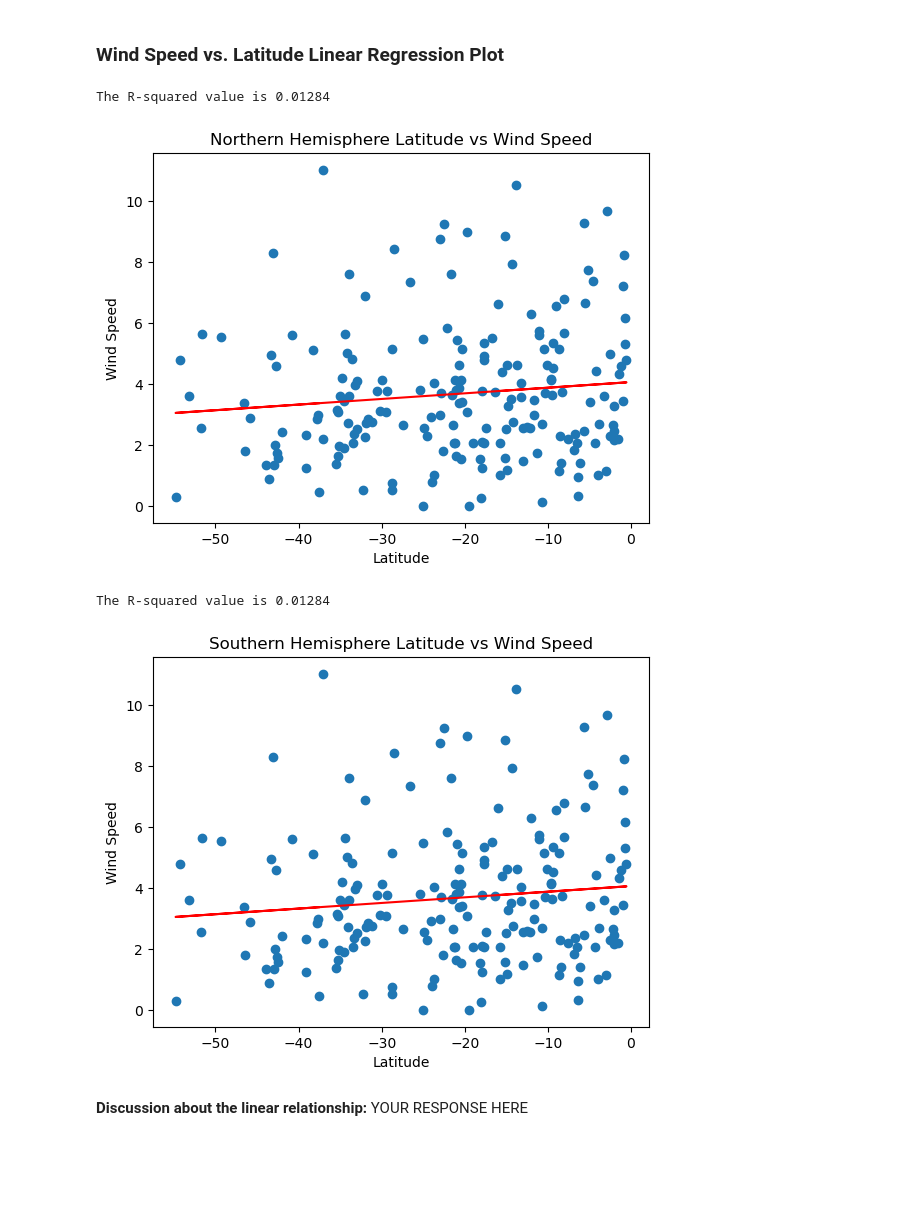
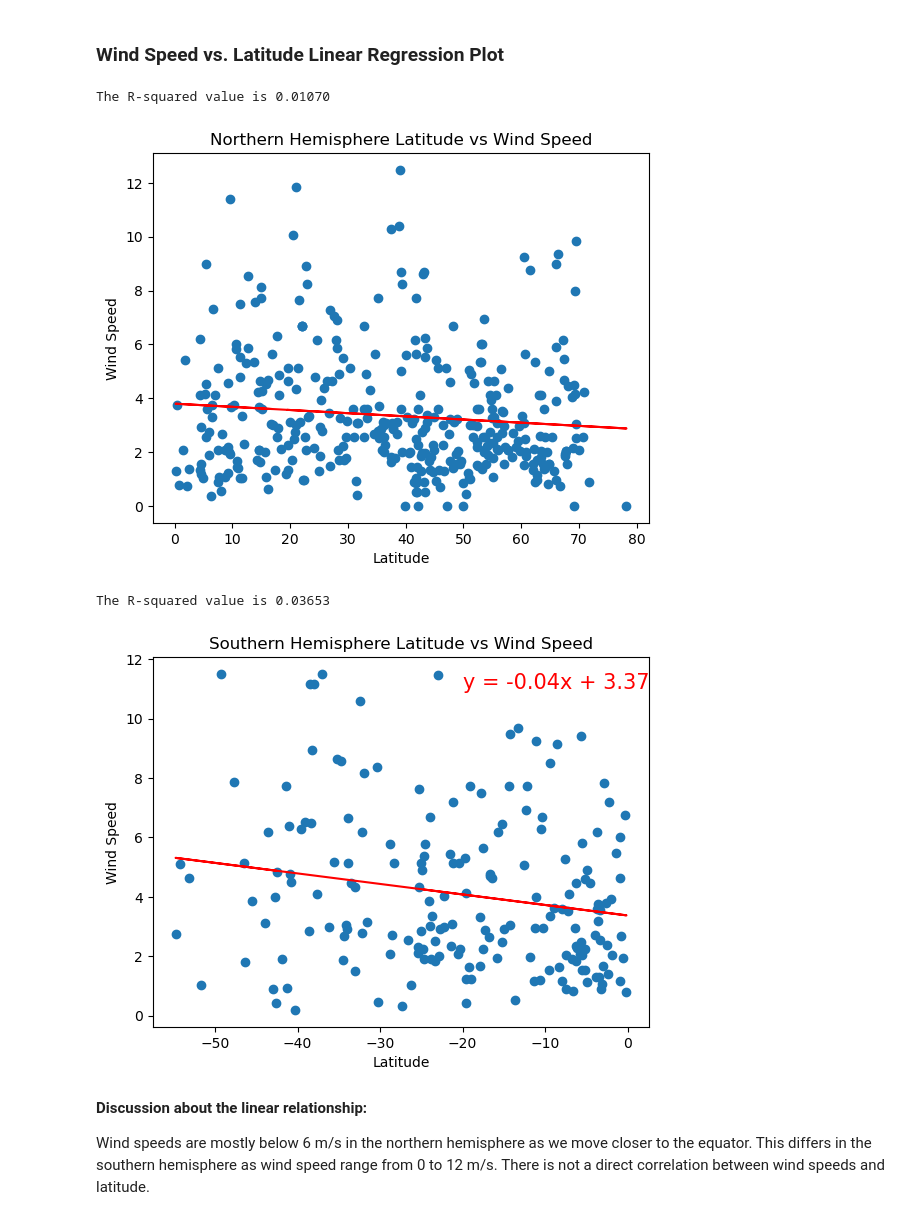
Before and after one commit to Zenalawrence/python-api-challenge, a Jupyter notebook: WeatherPy/WeatherPy.ipynb, the cells around one changed output. Drawn from its saved outputs; the diff is of its cells as text; code cells hidden in the pictures; blank space fills up the shorter version.

Commit message:
Adding final edits to my weatherpy script as well as correlation detail.

```diff
--- a/WeatherPy/WeatherPy.ipynb
+++ b/WeatherPy/WeatherPy.ipynb
@@ -402,15 +408,15 @@ The R-squared value is 0.00093
 # %%
 # Northern Hemisphere
 hemisphere = "Northern Hemisphere"
-x_values = southern_hemi_df["Lat"]
-y_values = southern_hemi_df["Wind Speed"]
+x_values = northern_hemi_df["Lat"]
+y_values = northern_hemi_df["Wind Speed"]
 x_label = "Latitude"
 y_label = "Wind Speed"
-txt_location = (-20, 12)
+txt_location = (-20, 11)
 regression_plot(x_values, y_values, x_label, y_label, txt_location, hemisphere)
 # %% [output]
-The R-squared value is 0.01284
+The R-squared value is 0.01070
-[figure, old version]
+[figure, new version]
 # %%
 # Southern Hemisphere
 hemisphere = "Southern Hemisphere"
@@ -418,10 +424,12 @@ x_values = southern_hemi_df["Lat"]
 y_values = southern_hemi_df["Wind Speed"]
 x_label = "Latitude"
 y_label = "Wind Speed"
-txt_location = (-20, 12)
+txt_location = (-20, 11)
 regression_plot(x_values, y_values, x_label, y_label, txt_location, hemisphere)
 # %% [output]
-The R-squared value is 0.01284
+The R-squared value is 0.03653
-[figure, old version]
+[figure, new version]
-# %% [markdown]
-**Discussion about the linear relationship:** YOUR RESPONSE HERE
+# %% [markdown]
+**Discussion about the linear relationship:**
+
+Wind speeds are mostly below 6 m/s in the northern hemisphere as we move closer to the equator.  This differs in the southern hemisphere as wind speed range from 0 to 12 m/s.  There is not a direct correlation between wind speeds and latitude.
```
Also changed, not shown: parts of 23 cells of this notebook, 7 other files.
